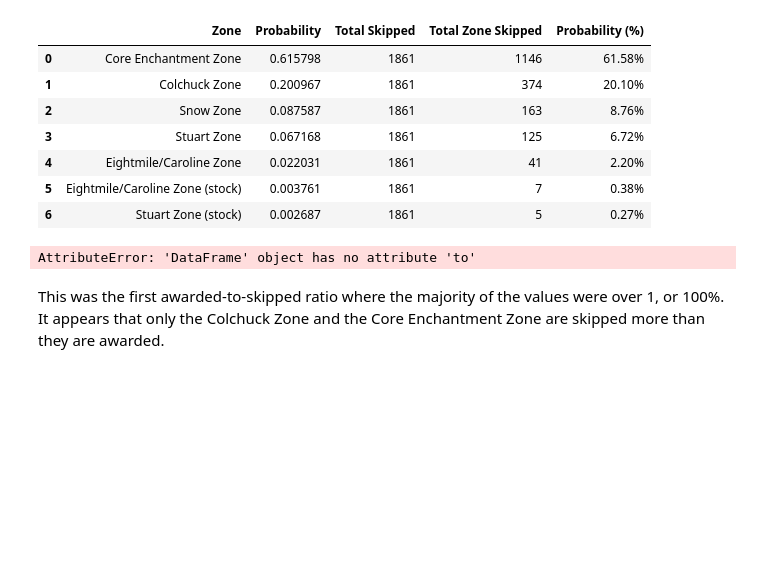
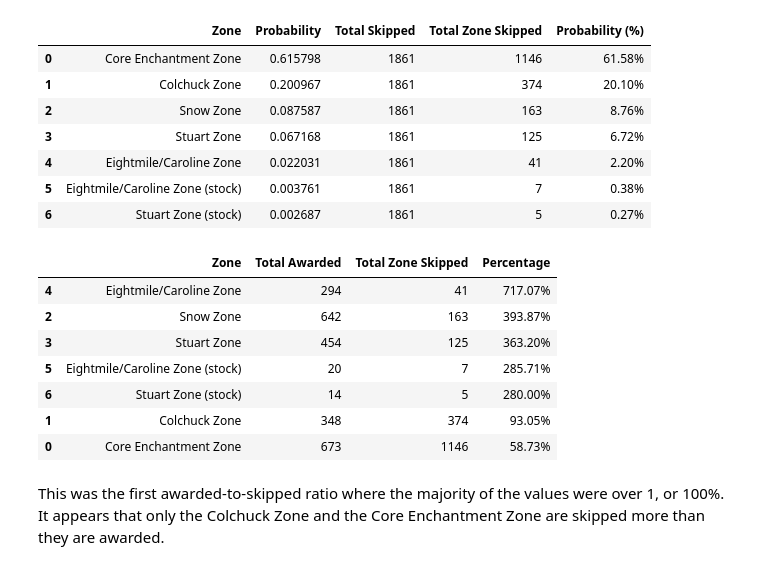
Before and after one commit to jarrett-retz-tech-services/enchantments_lottery, a Jupyter notebook: analysis.ipynb, the cells around one changed output. Saved outputs shown, nothing was run; the diff lists cells and outputs as text; code cells hidden in the pictures; blank space fills up the shorter version.

```diff
--- a/analysis.ipynb
+++ b/analysis.ipynb
@@ -1964,35 +2063,42 @@ df_prob_zone_skipped_total = pd.merge(
 )
 
 # Calculate the percentage of awarded group size entries compared to the skipped group size entries
 df_prob_zone_skipped_total["Percentage"] = (
     df_prob_zone_skipped_total["Total Awarded"]
     / df_prob_zone_skipped_total["Total Zone Skipped"]
 )
 
 # Sort the dataframe by the percentage column
 df_prob_zone_skipped_total = df_prob_zone_skipped_total.sort_values(
     by="Percentage", ascending=False
 )
 
 # Show the percentage column as a percentage
 df_prob_zone_skipped_total["Percentage"] = df_prob_zone_skipped_total["Percentage"].map(
     "{:.2%}".format
 )
 
 # Reorder columns
 df_prob_zone_skipped_total = df_prob_zone_skipped_total[
     [
         "Zone",
         "Total Awarded",
         "Total Zone Skipped",
         "Percentage",
     ]
 ]
 
 # Show the dataframe
-df_prob_zone_skipped_total.to
+df_prob_zone_skipped_total
 # %% [output]
-AttributeError: 'DataFrame' object has no attribute 'to'
+|  | Zone | Total Awarded | Total Zone Skipped | Percentage |
+| 4 | Eightmile/Caroline Zone | 294 | 41 | 717.07% |
+| 2 | Snow Zone | 642 | 163 | 393.87% |
+| 3 | Stuart Zone | 454 | 125 | 363.20% |
+| 5 | Eightmile/Caroline Zone (stock) | 20 | 7 | 285.71% |
+| 6 | Stuart Zone (stock) | 14 | 5 | 280.00% |
+| 1 | Colchuck Zone | 348 | 374 | 93.05% |
+| 0 | Core Enchantment Zone | 673 | 1146 | 58.73% |
 # %% [markdown]
 This was the first awarded-to-skipped ratio where the majority of the values were over 1, or 100%. It appears that only the Colchuck Zone and the Core Enchantment Zone are skipped more than they are awarded.
 # %%
```
Also changed, not shown: parts of 3 cells of this notebook.
